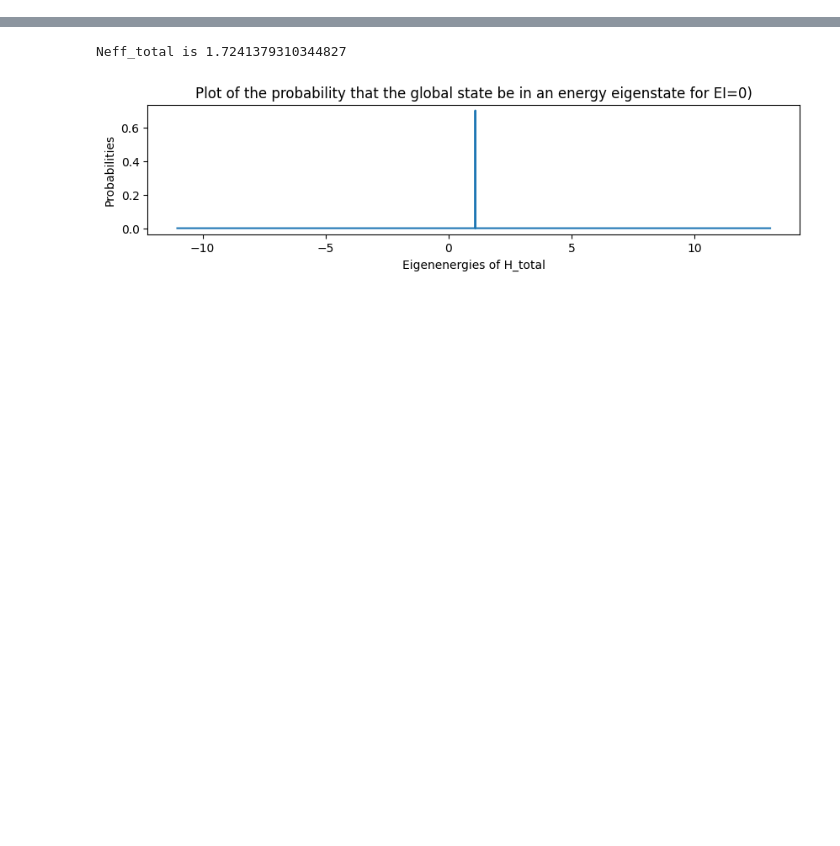
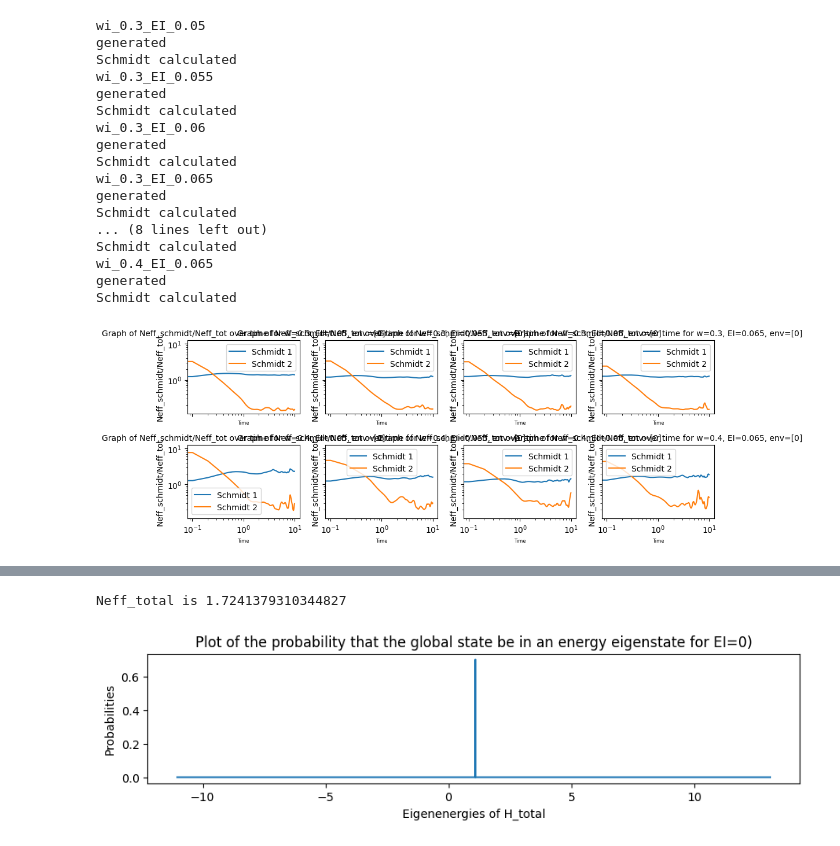
Before and after one commit to MarinAndreGirard/Quantum_Branching, a Jupyter notebook: Neff_study.ipynb, the cells around one changed output, grey strips where cells are left out. Saved outputs shown, nothing was run; the diff lists cells and outputs as text; code cells hidden in the pictures; blank space fills up the shorter version.

```diff
--- a/Neff_study.ipynb
+++ b/Neff_study.ipynb
@@ -42,0 +63,21 @@ AttributeError: 'Axes' object has no attribute 'xscale'
+# %%
+plot_Neff_schmidt_Neff_tot_characterize(10,200,[0.3,0.4],1.0,[0.05,0.055,0.06,0.065],10,100,[0])
+# %% [output]
+wi_0.3_EI_0.05
+generated
+Schmidt calculated
+wi_0.3_EI_0.055
+generated
+Schmidt calculated
+wi_0.3_EI_0.06
+generated
+Schmidt calculated
+wi_0.3_EI_0.065
+generated
+Schmidt calculated
+... (8 lines left out)
+Schmidt calculated
+wi_0.4_EI_0.065
+generated
+Schmidt calculated
+[figure, added]
```
Also changed, not shown: parts of 13 cells of this notebook, 19 other files.
